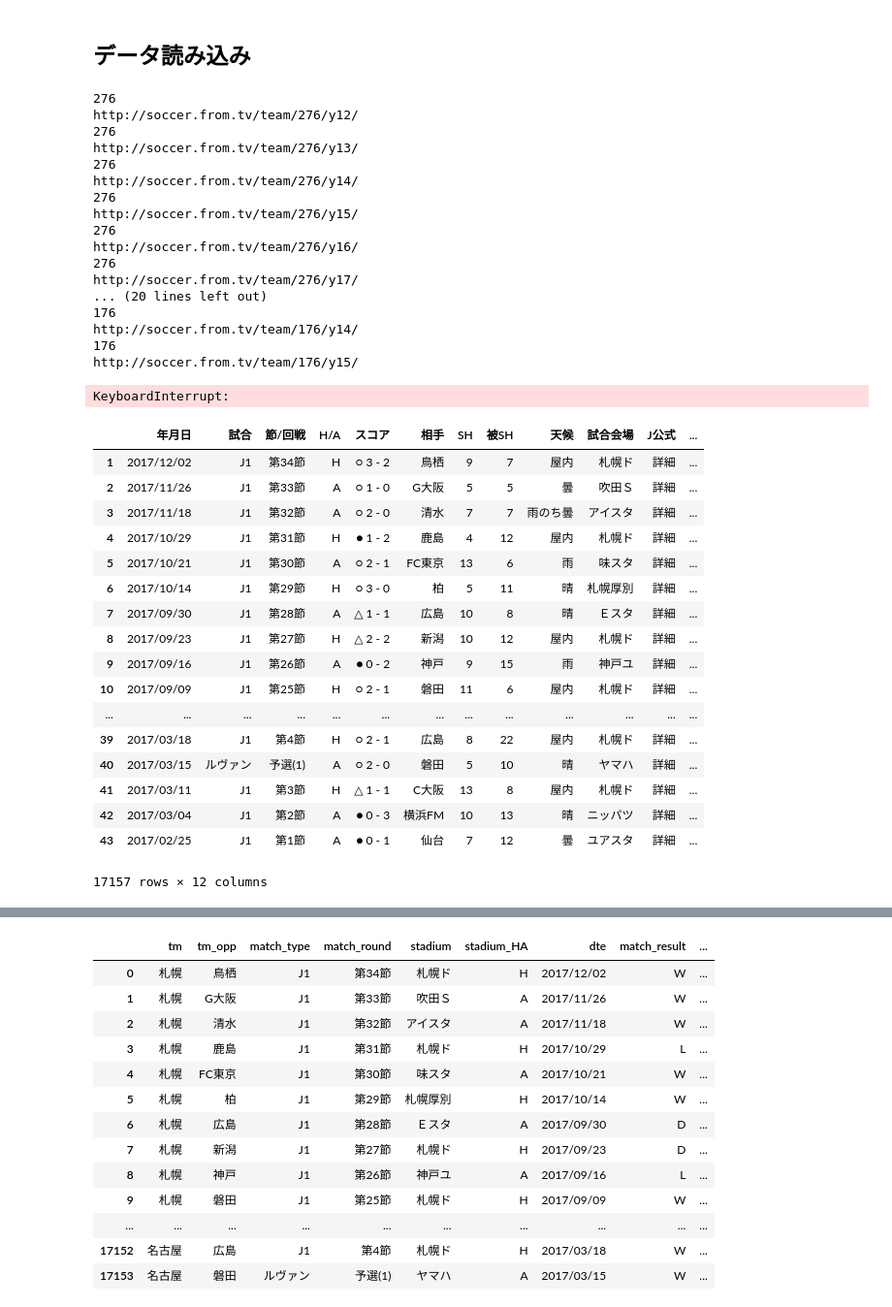
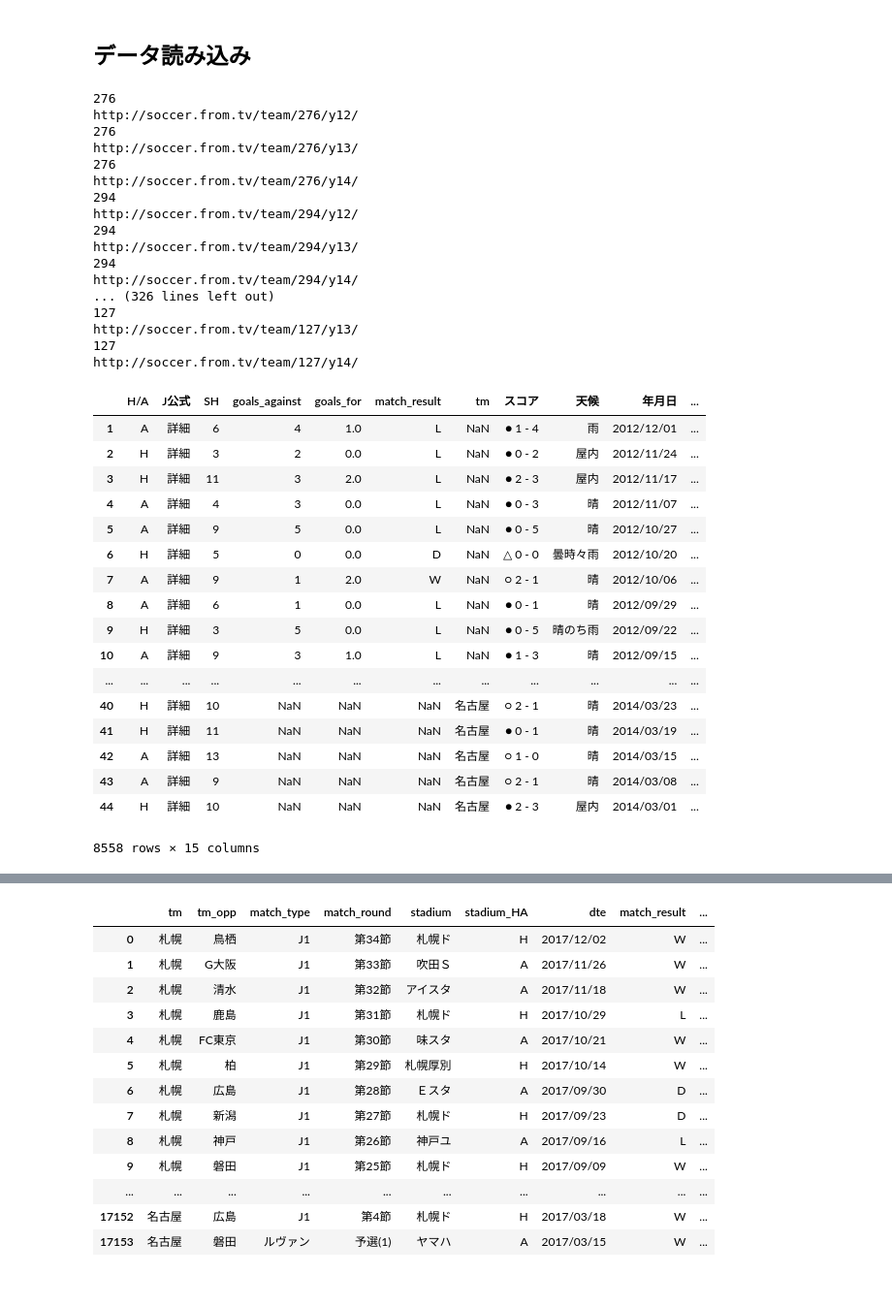
Before and after one commit to takinai/football, a Jupyter notebook: toto_v007.ipynb, the cells around one changed output, grey strips where cells are left out. Shown at 97% size. Drawn from its saved outputs; the diff is of its cells as text; code cells hidden in the pictures.

```diff
--- a/toto_v007.ipynb
+++ b/toto_v007.ipynb
@@ -34,64 +35,65 @@ df['tm']=''
 # %%
 # 対戦結果データのスクレイピング
 for obs_tm in tm_url_list:
-    for i_year in range(7):
+#     for i_year in range(7):
+    for i_year in range(3):
 
-    # 対戦情報を取得
+        # 対戦情報を取得
         print(obs_tm)
         year = i_year+12
         url = 'http://soccer.from.tv/team/{}/y{}/'.format(obs_tm, year)
         print(url)
 
+        data = pd.io.html.read_html(url)[3]
         df_raw = DataFrame(data)
         df2=df_raw.iloc[1:,0:]
         df2.columns = df_raw.iloc[0,0:]
 
-        # データを取得
+        # タイトルを取得
         result = requests.get(url)
         c = result.content
         soup = BeautifulSoup(c, "html.parser")
         tm = soup.find("div", attrs={"class": "page_title"}).b.string
         df2['tm']=tm
 
-        df = df.append(df2)
-df
+        df_ = df.append(df2)
+
+        #0.5秒時間を置く
+        sleep(0.5)
+df_
 # %% [output]
 276
 http://soccer.from.tv/team/276/y12/
 276
 http://soccer.from.tv/team/276/y13/
 276
 http://soccer.from.tv/team/276/y14/
-276
-http://soccer.from.tv/team/276/y15/
-276
-http://soccer.from.tv/team/276/y16/
-276
-http://soccer.from.tv/team/276/y17/
-... (20 lines left out)
-176
-http://soccer.from.tv/team/176/y14/
-176
-http://soccer.from.tv/team/176/y15/
+294
+http://soccer.from.tv/team/294/y12/
+294
+http://soccer.from.tv/team/294/y13/
+294
+http://soccer.from.tv/team/294/y14/
+... (326 lines left out)
+127
+http://soccer.from.tv/team/127/y13/
+127
+http://soccer.from.tv/team/127/y14/
+|  | H/A | J公式 | SH | goals_against | goals_for | match_result | tm | スコア | 天候 | 年月日 | ... |
+| 1 | A | 詳細 | 6 | 4 | 1.0 | L | NaN | ● 1 - 4 | 雨 | 2012/12/01 | ... |
+| 2 | H | 詳細 | 3 | 2 | 0.0 | L | NaN | ● 0 - 2 | 屋内 | 2012/11/24 | ... |
+| 3 | H | 詳細 | 11 | 3 | 2.0 | L | NaN | ● 2 - 3 | 屋内 | 2012/11/17 | ... |
+| 4 | A | 詳細 | 4 | 3 | 0.0 | L | NaN | ● 0 - 3 | 晴 | 2012/11/07 | ... |
+| 5 | A | 詳細 | 9 | 5 | 0.0 | L | NaN | ● 0 - 5 | 晴 | 2012/10/27 | ... |
+| 6 | H | 詳細 | 5 | 0 | 0.0 | D | NaN | △ 0 - 0 | 曇時々雨 | 2012/10/20 | ... |
+| 7 | A | 詳細 | 9 | 1 | 2.0 | W | NaN | ○ 2 - 1 | 晴 | 2012/10/06 | ... |
+| 8 | A | 詳細 | 6 | 1 | 0.0 | L | NaN | ● 0 - 1 | 晴 | 2012/09/29 | ... |
+| 9 | H | 詳細 | 3 | 5 | 0.0 | L | NaN | ● 0 - 5 | 晴のち雨 | 2012/09/22 | ... |
+| 10 | A | 詳細 | 9 | 3 | 1.0 | L | NaN | ● 1 - 3 | 晴 | 2012/09/15 | ... |
+| ... | ... | ... | ... | ... | ... | ... | ... | ... | ... | ... | ... |
+| 40 | H | 詳細 | 10 | NaN | NaN | NaN | 名古屋 | ○ 2 - 1 | 晴 | 2014/03/23 | ... |
+| 41 | H | 詳細 | 11 | NaN | NaN | NaN | 名古屋 | ● 0 - 1 | 晴 | 2014/03/19 | ... |
+| 42 | A | 詳細 | 13 | NaN | NaN | NaN | 名古屋 | ○ 1 - 0 | 晴 | 2014/03/15 | ... |
+| 43 | A | 詳細 | 9 | NaN | NaN | NaN | 名古屋 | ○ 2 - 1 | 晴 | 2014/03/08 | ... |
+| 44 | H | 詳細 | 10 | NaN | NaN | NaN | 名古屋 | ● 2 - 3 | 屋内 | 2014/03/01 | ... |
-KeyboardInterrupt:
+8558 rows × 15 columns
-# %%
-df
-# %% [output]
-|  | 年月日 | 試合 | 節/回戦 | H/A | スコア | 相手 | SH | 被SH | 天候 | 試合会場 | J公式 | ... |
-| 1 | 2017/12/02 | J1 | 第34節 | H | ○ 3 - 2 | 鳥栖 | 9 | 7 | 屋内 | 札幌ド | 詳細 | ... |
-| 2 | 2017/11/26 | J1 | 第33節 | A | ○ 1 - 0 | G大阪 | 5 | 5 | 曇 | 吹田Ｓ | 詳細 | ... |
-| 3 | 2017/11/18 | J1 | 第32節 | A | ○ 2 - 0 | 清水 | 7 | 7 | 雨のち曇 | アイスタ | 詳細 | ... |
-| 4 | 2017/10/29 | J1 | 第31節 | H | ● 1 - 2 | 鹿島 | 4 | 12 | 屋内 | 札幌ド | 詳細 | ... |
-| 5 | 2017/10/21 | J1 | 第30節 | A | ○ 2 - 1 | FC東京 | 13 | 6 | 雨 | 味スタ | 詳細 | ... |
-| 6 | 2017/10/14 | J1 | 第29節 | H | ○ 3 - 0 | 柏 | 5 | 11 | 晴 | 札幌厚別 | 詳細 | ... |
-| 7 | 2017/09/30 | J1 | 第28節 | A | △ 1 - 1 | 広島 | 10 | 8 | 晴 | Ｅスタ | 詳細 | ... |
-| 8 | 2017/09/23 | J1 | 第27節 | H | △ 2 - 2 | 新潟 | 10 | 12 | 屋内 | 札幌ド | 詳細 | ... |
-| 9 | 2017/09/16 | J1 | 第26節 | A | ● 0 - 2 | 神戸 | 9 | 15 | 雨 | 神戸ユ | 詳細 | ... |
-| 10 | 2017/09/09 | J1 | 第25節 | H | ○ 2 - 1 | 磐田 | 11 | 6 | 屋内 | 札幌ド | 詳細 | ... |
-| ... | ... | ... | ... | ... | ... | ... | ... | ... | ... | ... | ... | ... |
-| 39 | 2017/03/18 | J1 | 第4節 | H | ○ 2 - 1 | 広島 | 8 | 22 | 屋内 | 札幌ド | 詳細 | ... |
-| 40 | 2017/03/15 | ルヴァン | 予選(1) | A | ○ 2 - 0 | 磐田 | 5 | 10 | 晴 | ヤマハ | 詳細 | ... |
-| 41 | 2017/03/11 | J1 | 第3節 | H | △ 1 - 1 | C大阪 | 13 | 8 | 屋内 | 札幌ド | 詳細 | ... |
-| 42 | 2017/03/04 | J1 | 第2節 | A | ● 0 - 3 | 横浜FM | 10 | 13 | 晴 | ニッパツ | 詳細 | ... |
-| 43 | 2017/02/25 | J1 | 第1節 | A | ● 0 - 1 | 仙台 | 7 | 12 | 曇 | ユアスタ | 詳細 | ... |
-17157 rows × 12 columns
```
Also changed, not shown: parts of 6 cells of this notebook.
